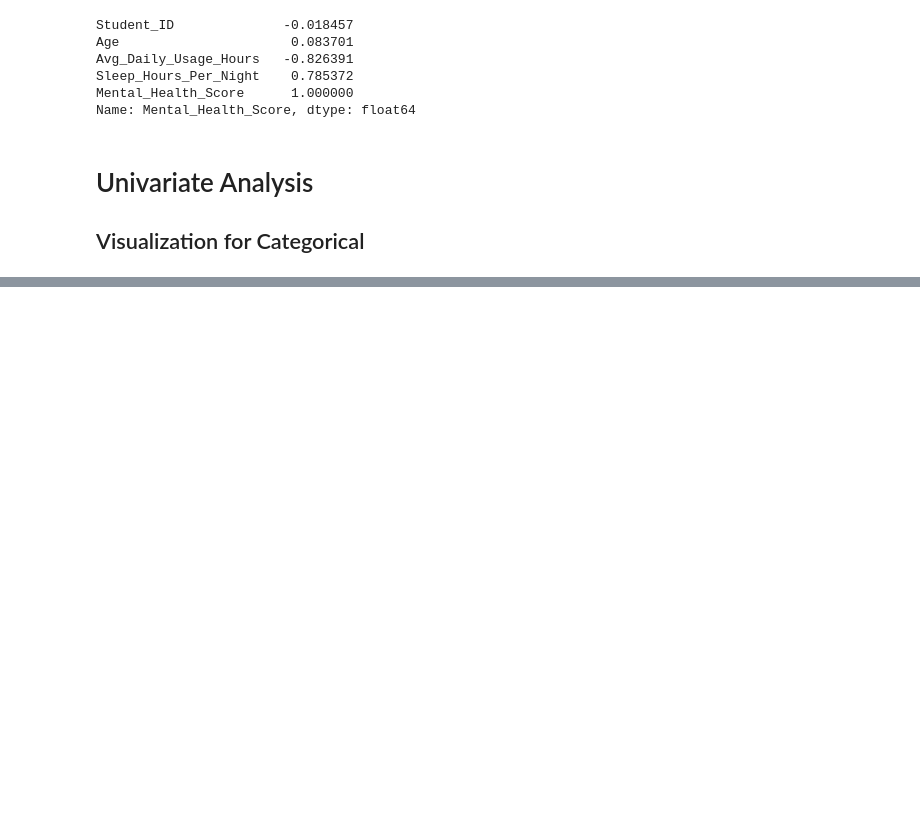
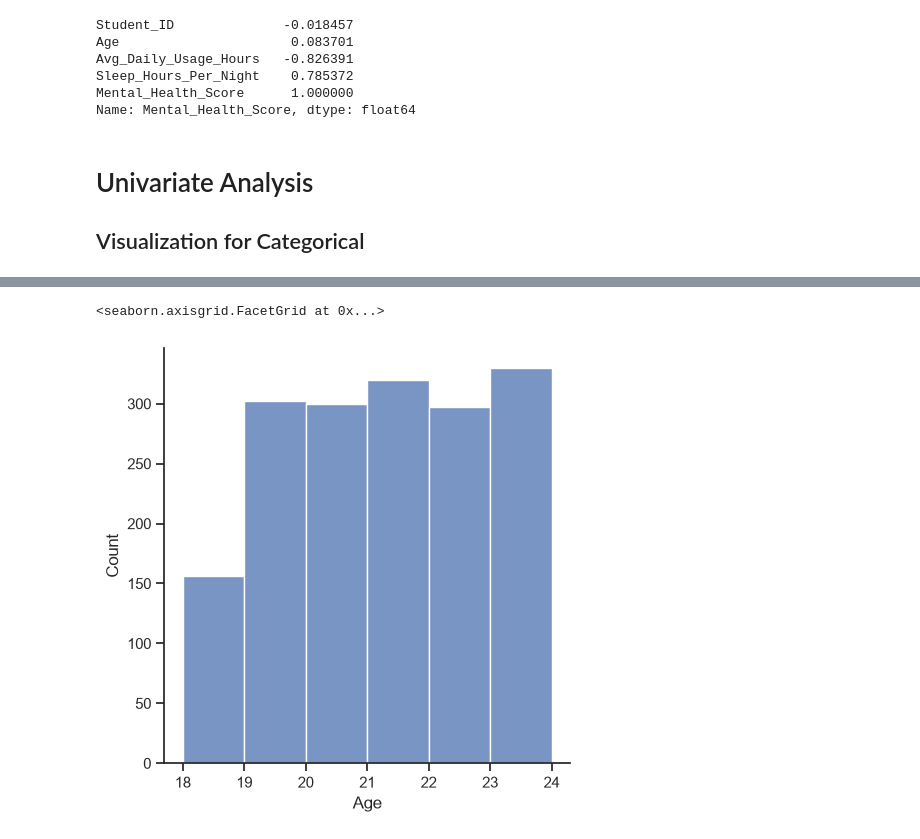
Before and after one commit to AhmadQamar0679/final_term_project, a Jupyter notebook: impact_of_social_media.ipynb, the cells around one changed output, grey strips where cells are left out. Saved outputs shown, nothing was run; the diff lists cells and outputs as text; code cells hidden in the pictures; blank space fills up the shorter version.

```diff
--- a/impact_of_social_media.ipynb
+++ b/impact_of_social_media.ipynb
@@ -188,0 +133,5 @@ dtype: int64
+# %%
+sns.displot(x=df['Age'],bins=6,)
+# %% [output]
+<seaborn.axisgrid.FacetGrid at 0x...>
+[figure, added]
```
Also changed, not shown: parts of 115 cells of this notebook.
